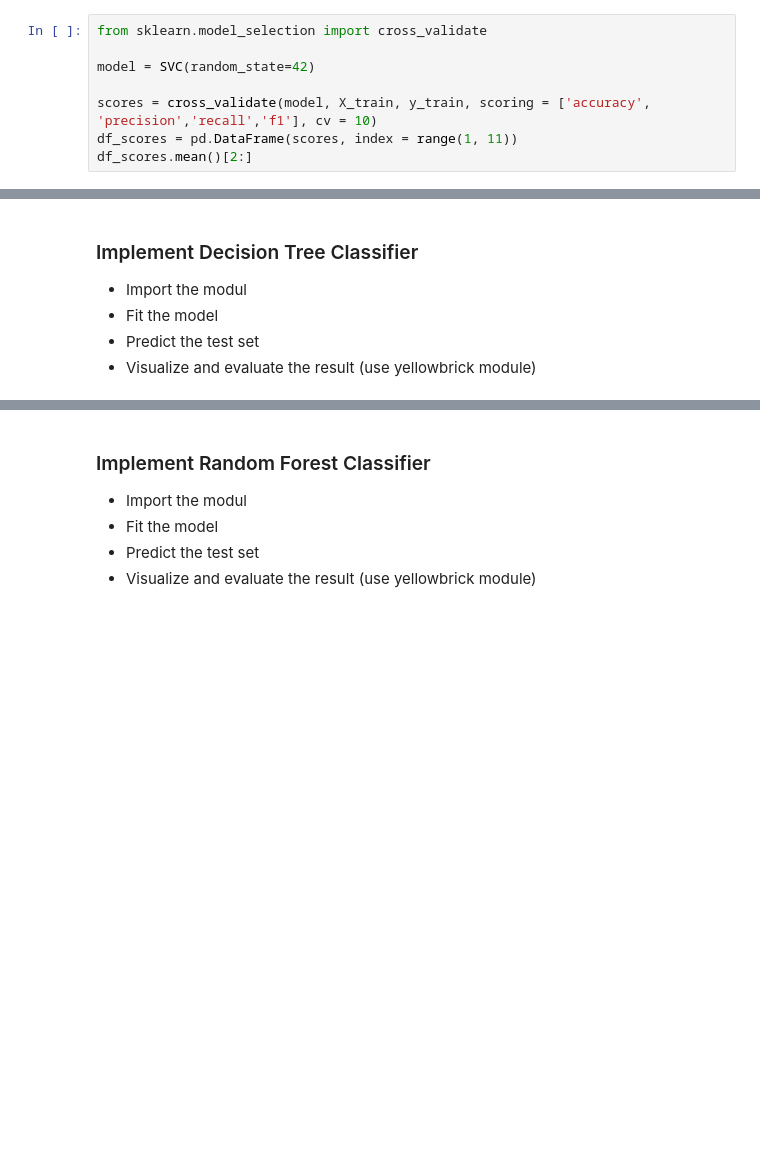
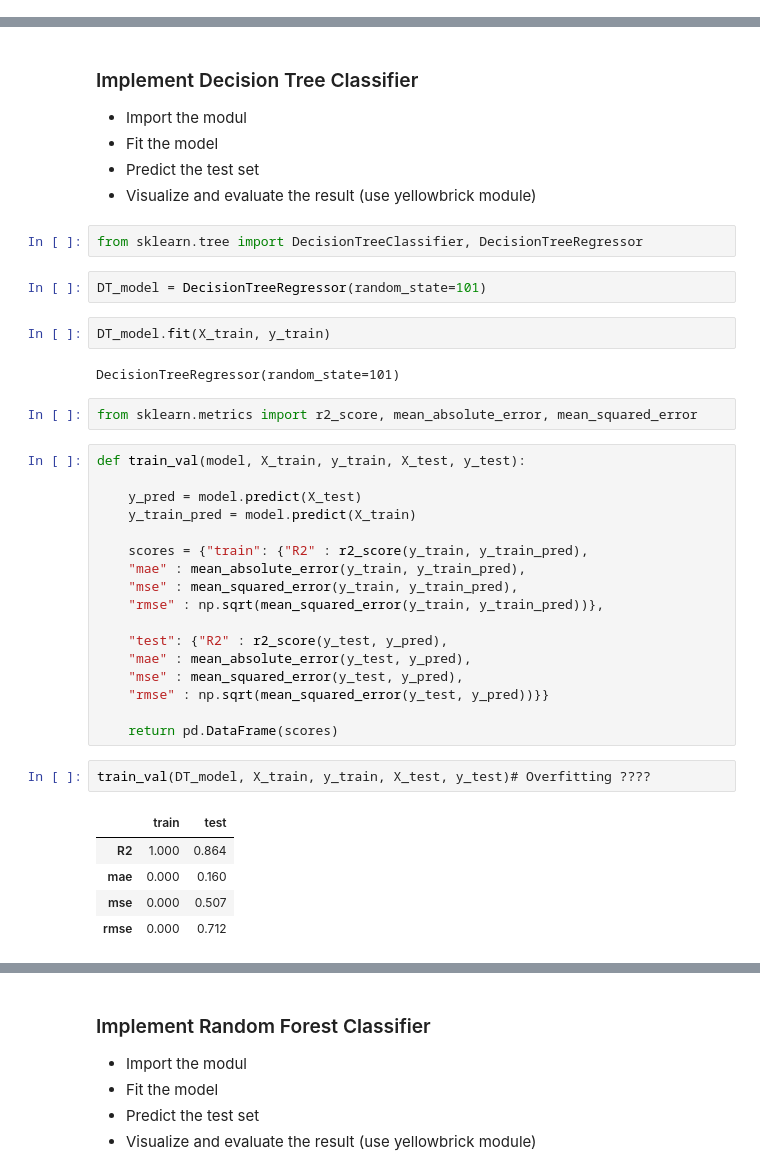
Before and after one commit to YusufSHub/Machine-Learning, a Jupyter notebook: Assingment-3/Tree_Types_Prediction_Classification_D1124-Yusuf.ipynb, the cells around one changed output, grey strips where cells are left out. Drawn from its saved outputs; the diff is of its cells as text; blank space fills up the shorter version.

```diff
--- a/Assingment-3/Tree_Types_Prediction_Classification_D1124-Yusuf.ipynb
+++ b/Assingment-3/Tree_Types_Prediction_Classification_D1124-Yusuf.ipynb
@@ -1171,8 +1174,0 @@ eval_metric(svm_model, X_train, y_train, X_test, y_test)
-# %%
-from sklearn.model_selection import cross_validate
-
-model = SVC(random_state=42)
-
-scores = cross_validate(model, X_train, y_train, scoring = ['accuracy', 'precision','recall','f1'], cv = 10)
-df_scores = pd.DataFrame(scores, index = range(1, 11))
-df_scores.mean()[2:]
@@ -1182,3 +1182,38 @@ df_scores.mean()[2:]
 - Fit the model
 - Predict the test set
 - Visualize and evaluate the result (use yellowbrick module)
+# %%
+from sklearn.tree import DecisionTreeClassifier, DecisionTreeRegressor
+# %%
+DT_model = DecisionTreeRegressor(random_state=101)
+# %%
+DT_model.fit(X_train, y_train)
+# %% [output]
+DecisionTreeRegressor(random_state=101)
+# %%
+from sklearn.metrics import r2_score, mean_absolute_error, mean_squared_error
+# %%
+def train_val(model, X_train, y_train, X_test, y_test):
+
+    y_pred = model.predict(X_test)
+    y_train_pred = model.predict(X_train)
+
+    scores = {"train": {"R2" : r2_score(y_train, y_train_pred),
+    "mae" : mean_absolute_error(y_train, y_train_pred),
+    "mse" : mean_squared_error(y_train, y_train_pred),
+    "rmse" : np.sqrt(mean_squared_error(y_train, y_train_pred))},
+
+    "test": {"R2" : r2_score(y_test, y_pred),
+    "mae" : mean_absolute_error(y_test, y_pred),
+    "mse" : mean_squared_error(y_test, y_pred),
+    "rmse" : np.sqrt(mean_squared_error(y_test, y_pred))}}
+
+    return pd.DataFrame(scores)
+# %%
+train_val(DT_model, X_train, y_train, X_test, y_test)# Overfitting ????
+# %% [output]
+|  | train | test |
+| R2 | 1.000 | 0.864 |
+| mae | 0.000 | 0.160 |
+| mse | 0.000 | 0.507 |
+| rmse | 0.000 | 0.712 |
```
Also changed, not shown: parts of 28 cells of this notebook.
